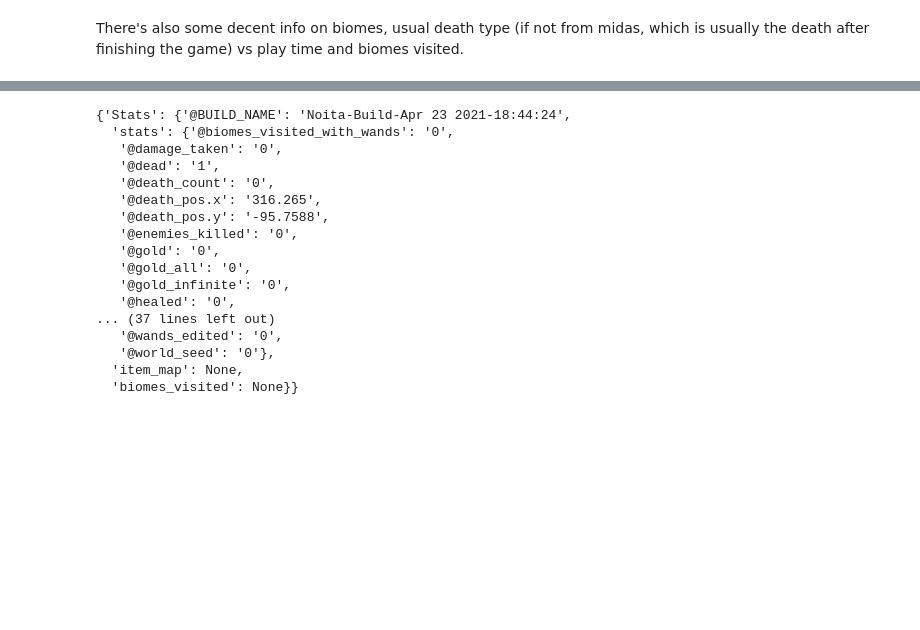
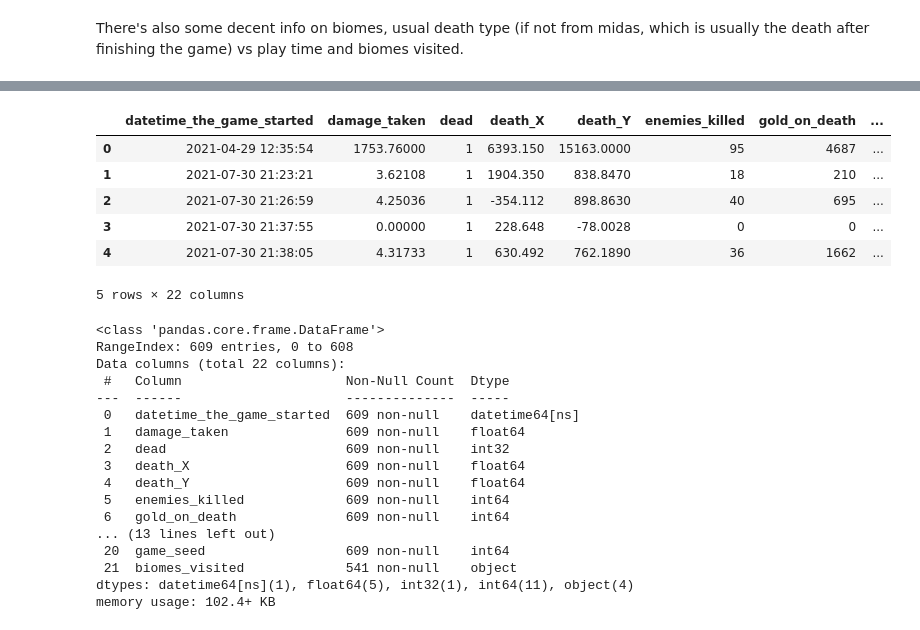
Before and after one commit to The-Bambi/noita-data-analysis, a Jupyter notebook: noita_deaths.ipynb, the cells around one changed output, grey strips where cells are left out. Cells and saved outputs as stored; diff of their text form; code cells hidden in the pictures; blank space fills up the shorter version.

```diff
--- a/noita_deaths.ipynb
+++ b/noita_deaths.ipynb
@@ -240,21 +293,0 @@ test
-# %%
-test = stats[datetime.strptime('2022-04-06 17:12:19', '%Y-%m-%d %H:%M:%S')]
-test
-# %% [output]
-{'Stats': {'@BUILD_NAME': 'Noita-Build-Apr 23 2021-18:44:24',
-  'stats': {'@biomes_visited_with_wands': '0',
-   '@damage_taken': '0',
-   '@dead': '1',
-   '@death_count': '0',
-   '@death_pos.x': '316.265',
-   '@death_pos.y': '-95.7588',
-   '@enemies_killed': '0',
-   '@gold': '0',
-   '@gold_all': '0',
-   '@gold_infinite': '0',
-   '@healed': '0',
-... (37 lines left out)
-   '@wands_edited': '0',
-   '@world_seed': '0'},
-  'item_map': None,
-  'biomes_visited': None}}
@@ -262,0 +294,30 @@ test
+# %%
+df.head() #YASSSSS
+# %% [output]
+|  | datetime_the_game_started | damage_taken | dead | death_X | death_Y | enemies_killed | gold_on_death | ... |
+| 0 | 2021-04-29 12:35:54 | 1753.76000 | 1 | 6393.150 | 15163.0000 | 95 | 4687 | ... |
+| 1 | 2021-07-30 21:23:21 | 3.62108 | 1 | 1904.350 | 838.8470 | 18 | 210 | ... |
+| 2 | 2021-07-30 21:26:59 | 4.25036 | 1 | -354.112 | 898.8630 | 40 | 695 | ... |
+| 3 | 2021-07-30 21:37:55 | 0.00000 | 1 | 228.648 | -78.0028 | 0 | 0 | ... |
+| 4 | 2021-07-30 21:38:05 | 4.31733 | 1 | 630.492 | 762.1890 | 36 | 1662 | ... |
+5 rows × 22 columns
+# %%
+df.info()
+# %% [output]
+<class 'pandas.core.frame.DataFrame'>
+RangeIndex: 609 entries, 0 to 608
+Data columns (total 22 columns):
+ #   Column                     Non-Null Count  Dtype
+---  ------                     --------------  -----
+ 0   datetime_the_game_started  609 non-null    datetime64[ns]
+ 1   damage_taken               609 non-null    float64
+ 2   dead                       609 non-null    int32
+ 3   death_X                    609 non-null    float64
+ 4   death_Y                    609 non-null    float64
+ 5   enemies_killed             609 non-null    int64
+ 6   gold_on_death              609 non-null    int64
+... (13 lines left out)
+ 20  game_seed                  609 non-null    int64
+ 21  biomes_visited             541 non-null    object
+dtypes: datetime64[ns](1), float64(5), int32(1), int64(11), object(4)
+memory usage: 102.4+ KB
```
Also changed, not shown: parts of 8 cells of this notebook.
